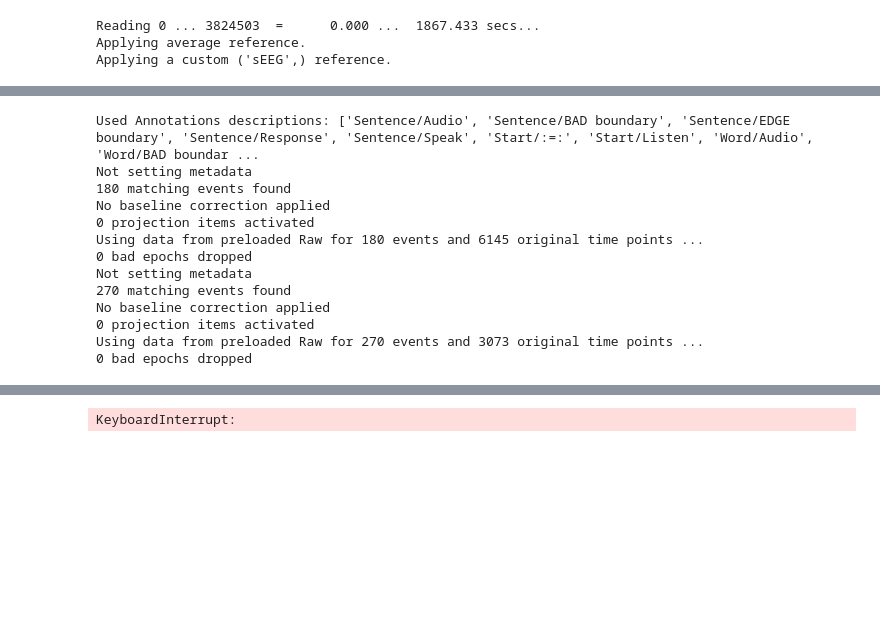
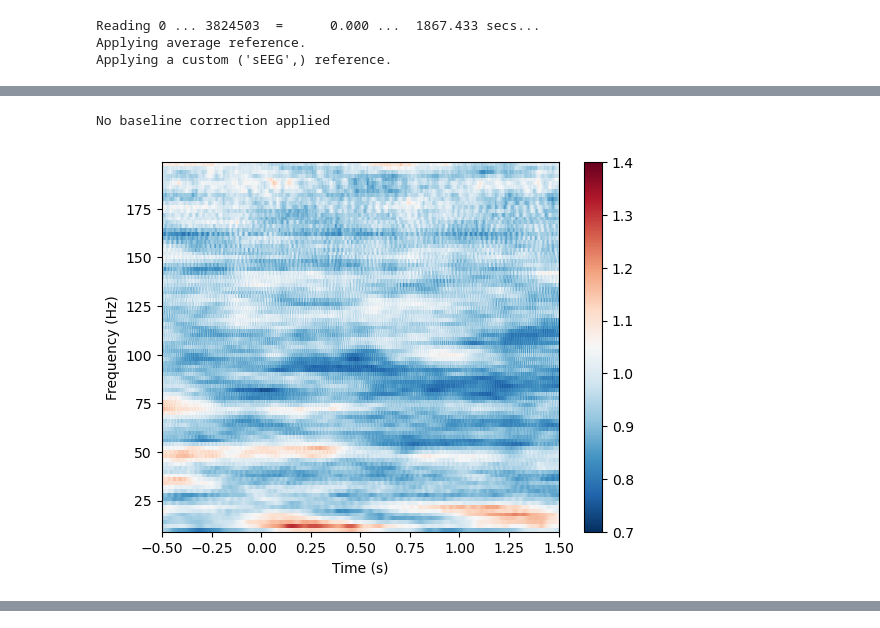
Before and after one commit to coganlab/IEEG_Pipelines, a Jupyter notebook: PreProcess/spectrograms.ipynb, the cells around one changed output, grey strips where cells are left out. Drawn from its saved outputs; the diff is of its cells as text; code cells hidden in the pictures; blank space fills up the shorter version.

```diff
--- a/PreProcess/spectrograms.ipynb
+++ b/PreProcess/spectrograms.ipynb
@@ -43,33 +44,3 @@ del new
 Reading 0 ... 3824503  =      0.000 ...  1867.433 secs...
 Applying average reference.
 Applying a custom ('sEEG',) reference.
-# %%
-# fix SentenceRep events
-is_sent = False
-annot = None
-for event in good.annotations:
-    if event['description'] in ['Audio']:
-        if event['duration'] > 1:
-            is_sent = True
-        else:
-            is_sent = False
-    if event['description'] not in [ 'Listen', ':=:' ]:
-        if is_sent:
-            trial_type = "Sentence/"
-        else:
-            trial_type = "Word/"
-    else:
-        trial_type = "Start/"
-    event['description'] = trial_type + event['description']
-    if annot is None:
-        annot = mne.Annotations(**event)
-    else:
-        event.pop('orig_time')
-        annot.append(**event)
-good.set_annotations(annot)
-# events, event_id = mne.events_from_annotations(good)
-# events = mne.merge_events(events, [1, 2], 14, replace_events=True)
-# event_id['Start'] = 14
-# event_id = dict([(value, key) for key, value in event_id.items()])
-# annot = mne.annotations_from_events(events, filt.info['sfreq'], event_id)
-# filt.set_annotations(annot)
@@ -78,18 +62,9 @@ Used Annotations descriptions: ['Sentence/Audio', 'Sentence/BAD boundary', 'Sent
 # %%
 freqs = np.arange(10, 200., 2.)
-spectra = spectrogram(good, 'Word/Audio', -0.5, 1.5, 'Start', -0.5, 0, freqs, n_jobs=-1, verbose=10)
+spectra = spectrogram(good, 'Word/Audio', -0.5, 1.5, 'Start', -0.5, 0, freqs, n_jobs=6, verbose=10)
+import matplotlib
+%matplotlib inline
 spectra.plot([57], vmin=0.7, vmax=1.4)
 # %% [output]
-Used Annotations descriptions: ['Sentence/Audio', 'Sentence/BAD boundary', 'Sentence/EDGE boundary', 'Sentence/Response', 'Sentence/Speak', 'Start/:=:', 'Start/Listen', 'Word/Audio', 'Word/BAD boundar ...
-Not setting metadata
-180 matching events found
 No baseline correction applied
-0 projection items activated
-Using data from preloaded Raw for 180 events and 6145 original time points ...
-0 bad epochs dropped
-Not setting metadata
-270 matching events found
-No baseline correction applied
-0 projection items activated
-Using data from preloaded Raw for 270 events and 3073 original time points ...
-0 bad epochs dropped
+[figure, added]
@@ -105 +71,0 @@ Using data from preloaded Raw for 270 events and 3073 original time points ...
-KeyboardInterrupt:
```
Also changed, not shown: parts of 4 cells of this notebook, 3 other files.
